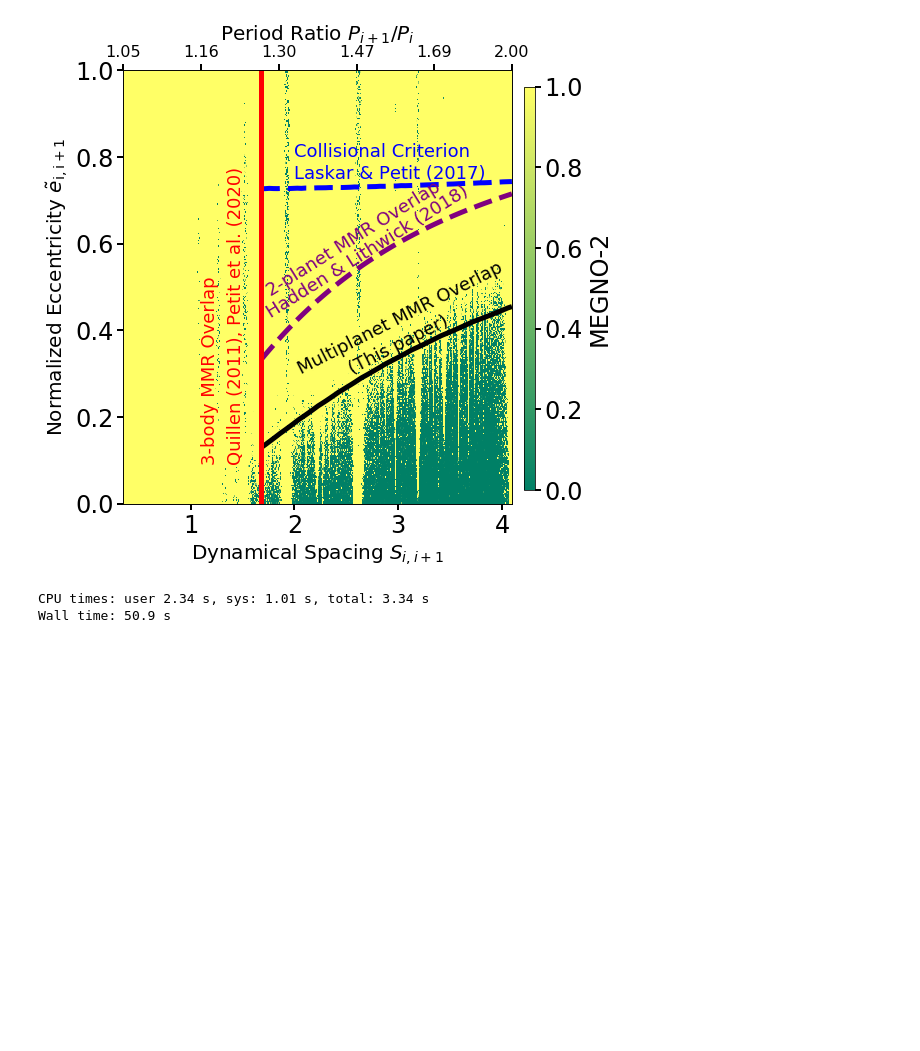
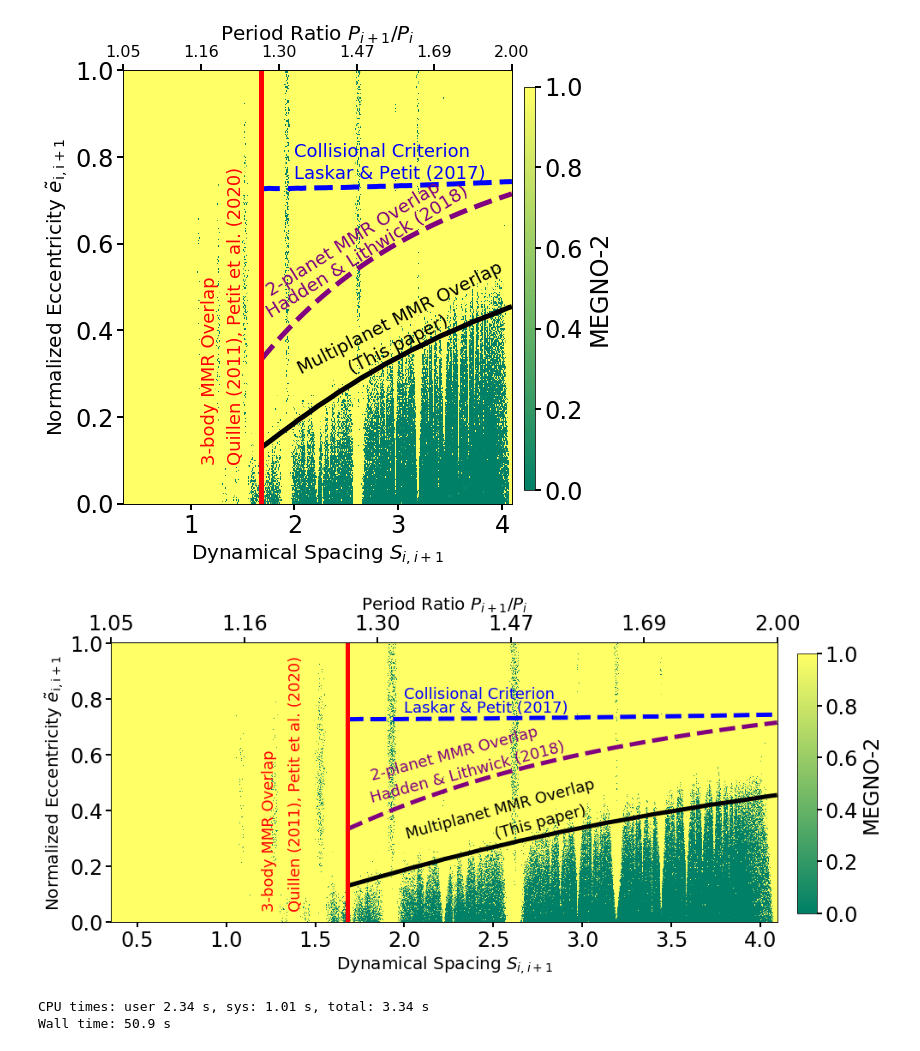
Before and after one commit to dtamayo/chaospaper, a Jupyter notebook: schematicMEGNO.ipynb, the cells around one changed output. Saved outputs shown, nothing was run; the diff lists cells and outputs as text; code cells hidden in the pictures; blank space fills up the shorter version.

```diff
--- a/schematicMEGNO.ipynb
+++ b/schematicMEGNO.ipynb
@@ -467,3 +467,97 @@ ax.text(1.35, 0.1, 'Quillen (2011), Petit et al. (2020)', color='red', rotation=
 fig.savefig('schematicMEGNO.pdf')
 # %% [output]
 [figure]
+# %%
+from matplotlib.lines import Line2D
+plt.style.use('paper')
+
+fig, ax = plt.subplots(figsize=(16,6))
+
+mu=1e-4
+etildemax=1
+
+Pmin = 1/1.05
+Pmax = 1/2
+NPs = 96
+Nes = 32
+P12s = np.linspace(Pmin, Pmax, NPs)
+etildes = np.linspace(0, etildemax, Nes)
+
+mu = 2*mu/3
+deltas = (1-P12s**(2/3))/mu**(1/4)
+deltashi = deltas[deltas > 1.68]
+deltaslo = deltas[deltas < 1.68]
+
+tau = np.load('EqSpacing120taus.npy')
+taugrid = np.array(tau).reshape(Nes,NPs)
+taugrid = taugrid[:,len(deltaslo):]
+tauX,tauY = np.meshgrid(deltashi, etildes)
+
+p17 = np.load('EqSpacing120P17.npy')
+p17grid = np.array(p17).reshape(Nes,NPs)
+p17gridhi = p17grid[:,len(deltaslo):]
+p17Xhi,p17Yhi = np.meshgrid(deltashi, etildes)
+p17gridlo = p17grid[:,:len(deltaslo)]
+p17Xlo,p17Ylo = np.meshgrid(deltaslo, etildes)
+
+mu=1e-4
+etildemax=1
+
+Pmin = 1/1.05
+Pmax = 1/2
+NPs = 960
+Nes = 320
+P12s = np.linspace(Pmin, Pmax, NPs)
+etildes = np.linspace(0, etildemax, Nes)
+
+mu = 2*mu/3
+deltas = (1-P12s**(2/3))/mu**(1/4)
+
+megno = np.load('EqSpacing120.npy')
+X,Y,Z = get_centered_grid(deltas, etildes, np.array(megno)-2)
+
+im = ax.pcolormesh(X, Y, Z, vmin=0, vmax=1, cmap="summer", rasterized=True)
+ax.set_xlabel(r"$P2/P1$")
+
+ax.plot(deltashi, np.exp(-2.2*deltashi**(-4/3)), color='purple', linestyle='--', lw=5, label='Hadden & Lithwick (2018)')
+
+cs = ax.contour(tauX, tauY, taugrid, levels=[1], colors='k', linewidths=[5])
+cs = ax.contour(p17Xhi, p17Yhi, p17gridhi, levels=[1], colors='blue', linestyles=['--'], linewidths=[5])
+#cs = ax.contour(p17Xlo, p17Ylo, p17gridlo, levels=[1], colors='blue', linestyles=['--'], linewidths=[5])
+ax.axvline(1.68, color='red', linewidth=5)
+
+fig.subplots_adjust(right=0.8, wspace=0.05)
+cbar_ax = fig.add_axes([0.82, 0.15, 0.02, 0.7])
+#cbar_ax.axis('off')
+cb = fig.colorbar(im, cax=cbar_ax)
+cb.set_label("MEGNO-2", fontsize=24)
+
+cb.ax.tick_params(labelsize=24)
+
+ax.tick_params(axis='both', which='major', labelsize=24)
+ax.tick_params(axis='both', which='minor', labelsize=8)
+ax.set_xlabel(r'Dynamical Spacing $S_{i,i+1}$')
+ax.set_ylabel(r'Normalized Eccentricity $\tilde{e}_{\rm{i,i+1}}}$')
+
+ax2 = ax.twiny()
+ax2.set_xticklabels(["{0:.2f}".format(d) for d in 1/np.linspace(P12s.max(), P12s.min(), 6)], fontsize=24)
+ax2.set_xlabel(r"Period Ratio $P_{i+1}/P_{i}$")
+
+#ax.text(0.8, 0.1, 'Petit & Laskar (2017)', color='blue', rotation=77, fontsize=18)
+#ax.text(0.6, 0.1, 'First-order MMR overlap', color='blue', rotation=77, fontsize=18)
+
+ax.text(2, 0.8, 'Collisional Criterion', color='blue', fontsize=18)
+ax.text(2, 0.75, 'Laskar & Petit (2017)', color='blue', fontsize=18)
+
+ax.text(2, 0.3, 'Multiplanet MMR Overlap', color='black', rotation=15, fontsize=18)
+ax.text(2.5, 0.3, '(This paper)', color='black', rotation=15, fontsize=18)
+
+ax.text(1.8, 0.51, '2-planet MMR Overlap', color='purple', rotation=15, fontsize=18)
+ax.text(1.8, 0.43, 'Hadden & Lithwick (2018)', color='purple', rotation=15, fontsize=18)
+
+ax.text(1.2, 0.05, '3-body MMR Overlap', color='red', rotation=90, fontsize=18)
+ax.text(1.35, 0.05, 'Quillen (2011), Petit et al. (2020)', color='red', rotation=90, fontsize=18)
+
+fig.savefig('schematicMEGNO.pdf')
+# %% [output]
+[figure, added]
```
Also changed, not shown: parts of 1 cell of this notebook, 6 other files.
